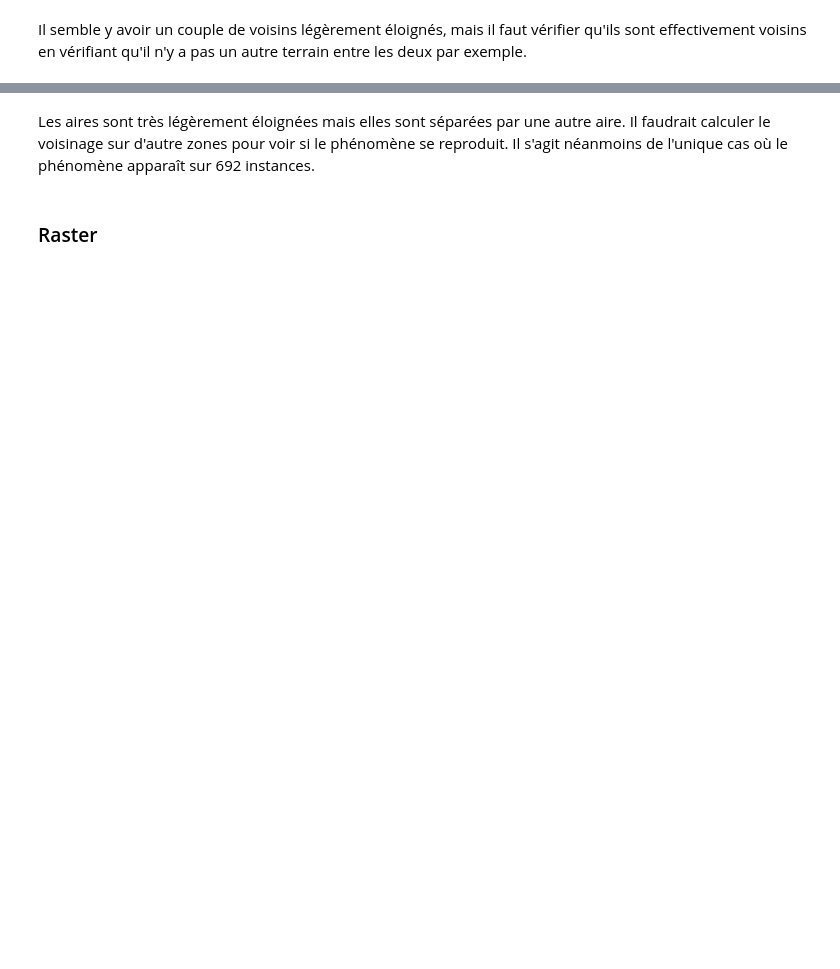
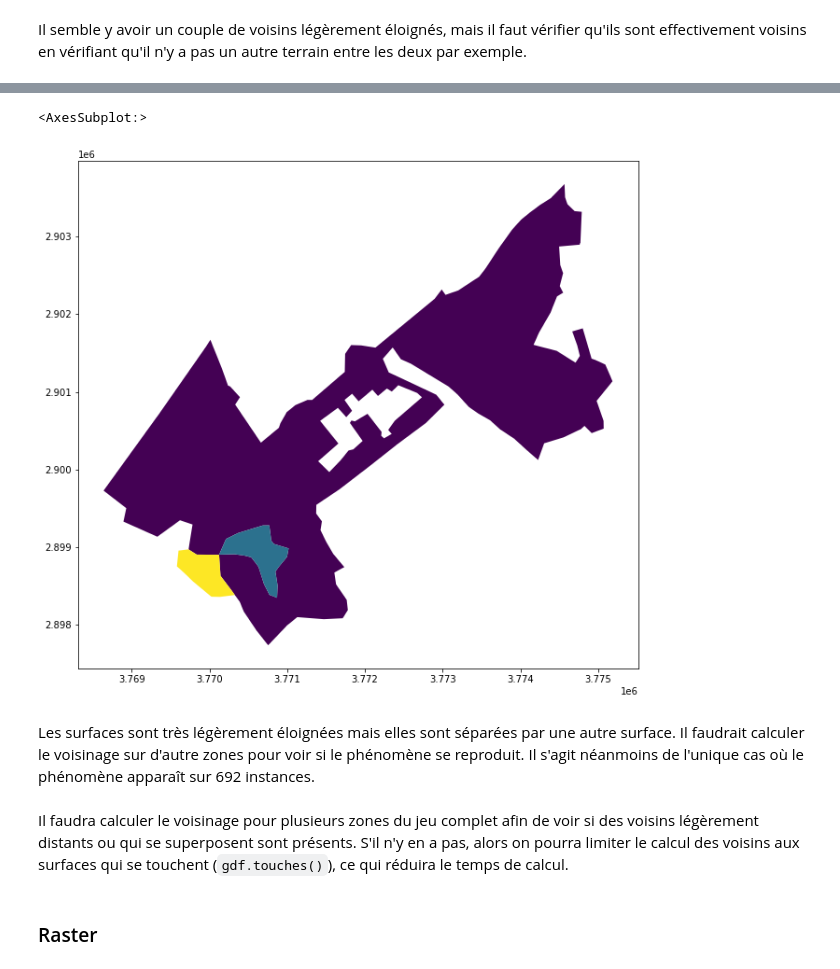
Before and after one commit to massimovenuti/clc-graph-deep-learning, a Jupyter notebook: clc.ipynb, the cells around one changed output, grey strips where cells are left out. Drawn from its saved outputs; the diff is of its cells as text; code cells hidden in the pictures; blank space fills up the shorter version.

```diff
--- a/clc.ipynb
+++ b/clc.ipynb
@@ -231,9 +253,14 @@ df.plot("OBJECTID", figsize=(20, 10))
 # %%
-neighbors_547381 = neighborhood[neighborhood.src == 547381].dest.tolist()
-df = gdf[gdf.OBJECTID.isin(neighbors_547381 + [547381])]
-df.plot("OBJECTID", figsize=(20, 10))
+neighbors_391 = neighborhood[neighborhood.src == 391].dest.tolist()
+df = gdf[gdf.Node_ID.isin(neighbors_391 + [391])]
+df.plot("Node_ID", figsize=(20, 10))
+# %% [output]
+<AxesSubplot:>
+[figure, added]
 # %% [markdown]
-Les aires sont très légèrement éloignées mais elles sont séparées par une autre aire. Il faudrait calculer le voisinage sur d'autre zones pour voir si le phénomène se reproduit. Il s'agit néanmoins de l'unique cas où le phénomène apparaît sur 692 instances.
+Les surfaces sont très légèrement éloignées mais elles sont séparées par une autre surface. Il faudrait calculer le voisinage sur d'autre zones pour voir si le phénomène se reproduit. Il s'agit néanmoins de l'unique cas où le phénomène apparaît sur 692 instances.
+# %% [markdown]
+Il faudra calculer le voisinage pour plusieurs zones du jeu complet afin de voir si des voisins légèrement distants ou qui se superposent sont présents. S'il n'y en a pas, alors on pourra limiter le calcul des voisins aux surfaces qui se touchent (`gdf.touches()`), ce qui réduira le temps de calcul.
 # %% [markdown]
 ### Raster
 # %%
```
Also changed, not shown: parts of 34 cells of this notebook, 3 other files.
